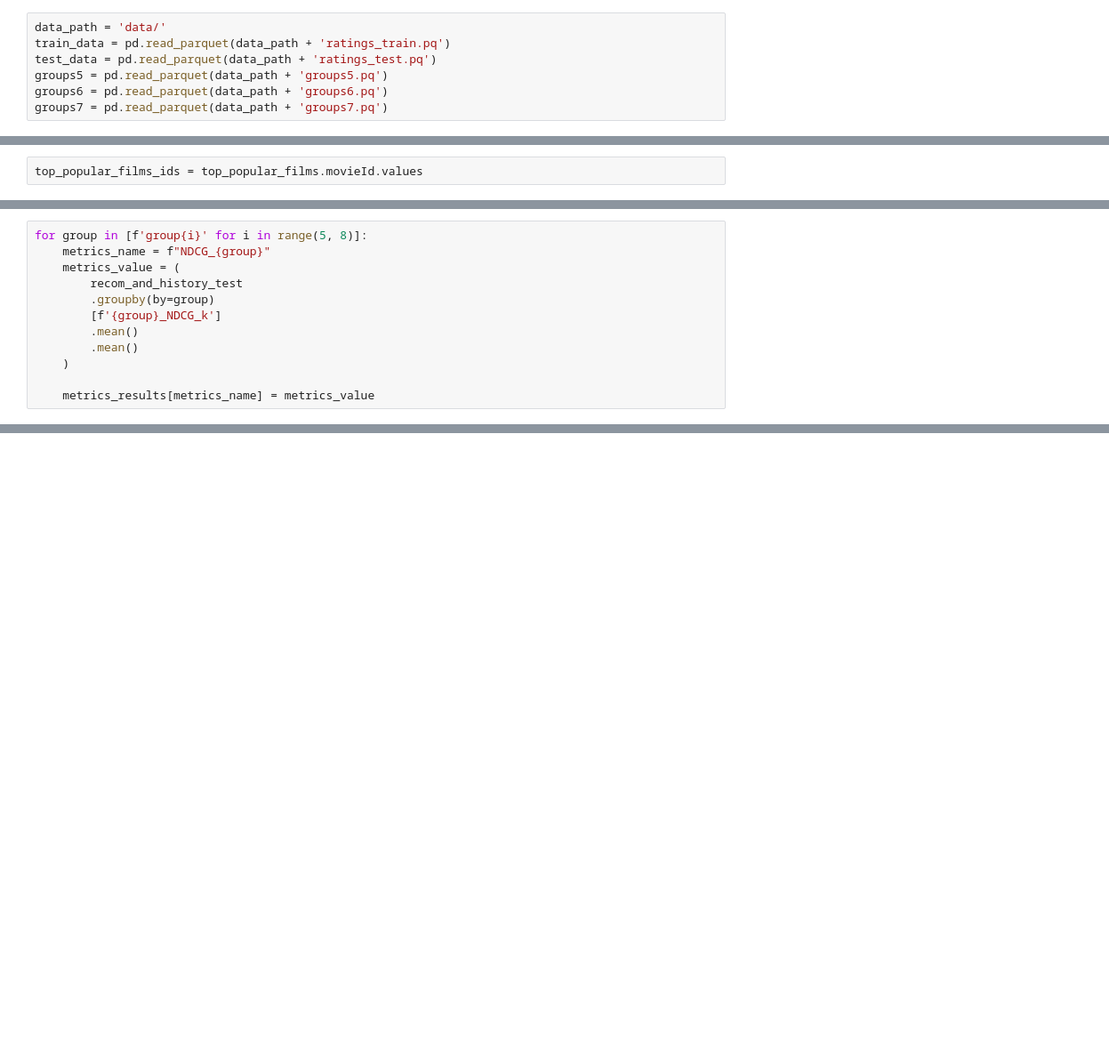
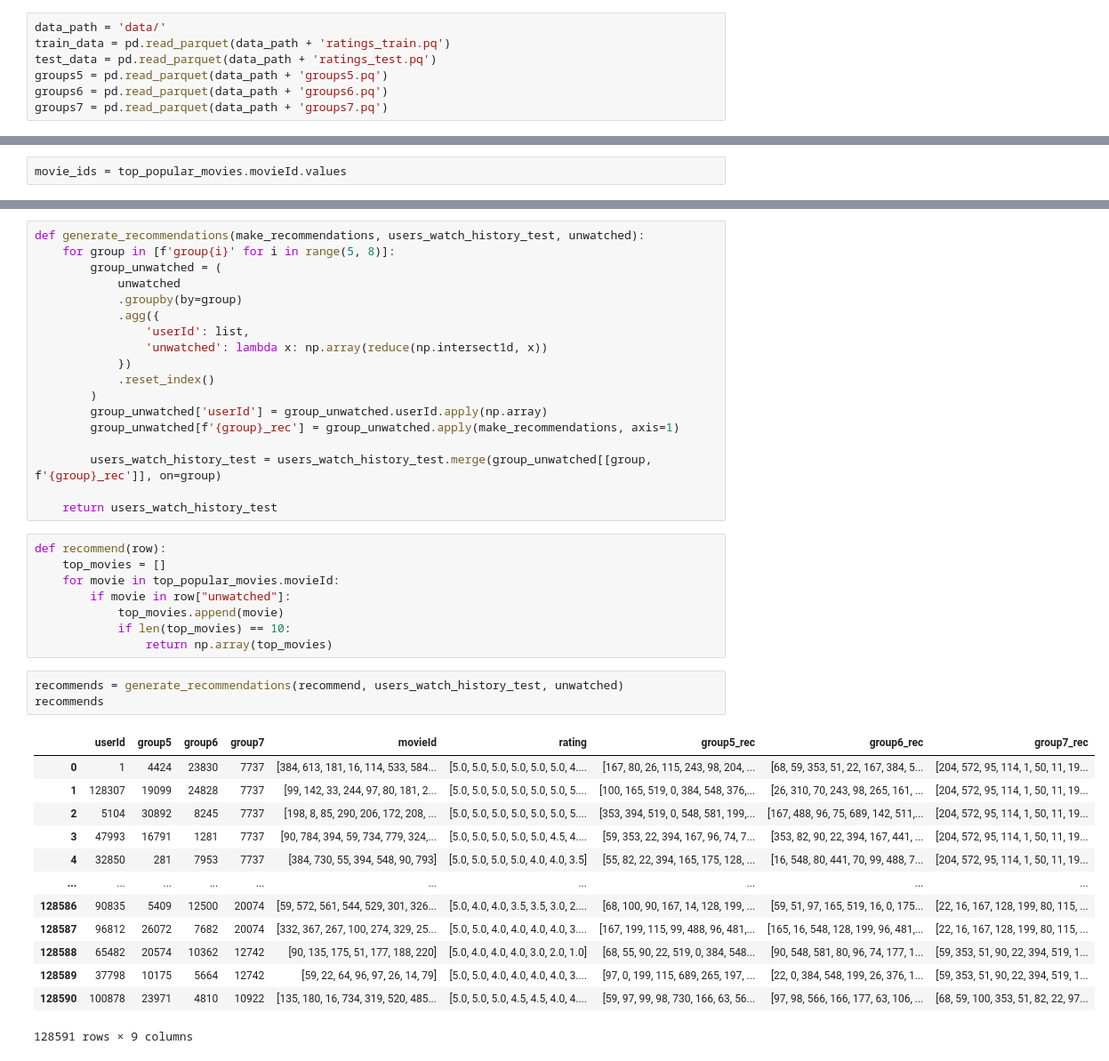
Before and after one commit to Wander1ngW1nd/MoviesGRS_MFDP, a Jupyter notebook: baseline.ipynb, the cells around one changed output, grey strips where cells are left out. Shown at 89% size. Cells and saved outputs as stored; diff of their text form; blank space fills up the shorter version.

```diff
--- a/baseline.ipynb
+++ b/baseline.ipynb
@@ -39,2 +75,2 @@ top_popular_films
 # %%
-top_popular_films_ids = top_popular_films.movieId.values
+movie_ids = top_popular_movies.movieId.values
@@ -181,12 +132,0 @@ for group in [f'group{i}' for i in range(5, 8)]:
-# %%
-for group in [f'group{i}' for i in range(5, 8)]:
-    metrics_name = f"NDCG_{group}"
-    metrics_value = (
-        recom_and_history_test
-        .groupby(by=group)
-        [f'{group}_NDCG_k']
-        .mean()
-        .mean()
-    )
-
-    metrics_results[metrics_name] = metrics_value
@@ -200,0 +149,43 @@ task.upload_artifact('metrics_results_df', pd.DataFrame(metrics_results_2d))
+# %%
+def generate_recommendations(make_recommendations, users_watch_history_test, unwatched):
+    for group in [f'group{i}' for i in range(5, 8)]:
+        group_unwatched = (
+            unwatched
+            .groupby(by=group)
+            .agg({
+                'userId': list,
+                'unwatched': lambda x: np.array(reduce(np.intersect1d, x))
+            })
+            .reset_index()
+        )
+        group_unwatched['userId'] = group_unwatched.userId.apply(np.array)
+        group_unwatched[f'{group}_rec'] = group_unwatched.apply(make_recommendations, axis=1)
+
+        users_watch_history_test = users_watch_history_test.merge(group_unwatched[[group, f'{group}_rec']], on=group)
+
+    return users_watch_history_test
+# %%
+def recommend(row):
+    top_movies = []
+    for movie in top_popular_movies.movieId:
+        if movie in row["unwatched"]:
+            top_movies.append(movie)
+            if len(top_movies) == 10:
+                return np.array(top_movies)
+# %%
+recommends = generate_recommendations(recommend, users_watch_history_test, unwatched)
+recommends
+# %% [output]
+|  | userId | group5 | group6 | group7 | movieId | rating | group5_rec | group6_rec | group7_rec |
+| 0 | 1 | 4424 | 23830 | 7737 | [384, 613, 181, 16, 114, 533, 584... | [5.0, 5.0, 5.0, 5.0, 5.0, 5.0, 4.... | [167, 80, 26, 115, 243, 98, 204, ... | [68, 59, 353, 51, 22, 167, 384, 5... | [204, 572, 95, 114, 1, 50, 11, 19... |
+| 1 | 128307 | 19099 | 24828 | 7737 | [99, 142, 33, 244, 97, 80, 181, 2... | [5.0, 5.0, 5.0, 5.0, 5.0, 5.0, 5.... | [100, 165, 519, 0, 384, 548, 376,... | [26, 310, 70, 243, 98, 265, 161, ... | [204, 572, 95, 114, 1, 50, 11, 19... |
+| 2 | 5104 | 30892 | 8245 | 7737 | [198, 8, 85, 290, 206, 172, 208, ... | [5.0, 5.0, 5.0, 5.0, 5.0, 5.0, 5.... | [353, 394, 519, 0, 548, 581, 199,... | [167, 488, 96, 75, 689, 142, 511,... | [204, 572, 95, 114, 1, 50, 11, 19... |
+| 3 | 47993 | 16791 | 1281 | 7737 | [90, 784, 394, 59, 734, 779, 324,... | [5.0, 5.0, 5.0, 5.0, 5.0, 4.5, 4.... | [59, 353, 22, 394, 167, 96, 74, 7... | [353, 82, 90, 22, 394, 167, 441, ... | [204, 572, 95, 114, 1, 50, 11, 19... |
+| 4 | 32850 | 281 | 7953 | 7737 | [384, 730, 55, 394, 548, 90, 793] | [5.0, 5.0, 5.0, 5.0, 4.0, 4.0, 3.5] | [55, 82, 22, 394, 165, 175, 128, ... | [16, 548, 80, 441, 70, 99, 488, 7... | [204, 572, 95, 114, 1, 50, 11, 19... |
+| ... | ... | ... | ... | ... | ... | ... | ... | ... | ... |
+| 128586 | 90835 | 5409 | 12500 | 20074 | [59, 572, 561, 544, 529, 301, 326... | [5.0, 4.0, 4.0, 3.5, 3.5, 3.0, 2.... | [68, 100, 90, 167, 14, 128, 199, ... | [59, 51, 97, 165, 519, 16, 0, 175... | [22, 16, 167, 128, 199, 80, 115, ... |
+| 128587 | 96812 | 26072 | 7682 | 20074 | [332, 367, 267, 100, 274, 329, 25... | [5.0, 5.0, 4.0, 4.0, 4.0, 4.0, 3.... | [167, 199, 115, 99, 488, 96, 481,... | [165, 16, 548, 128, 199, 96, 481,... | [22, 16, 167, 128, 199, 80, 115, ... |
+| 128588 | 65482 | 20574 | 10362 | 12742 | [90, 135, 175, 51, 177, 188, 220] | [5.0, 4.0, 4.0, 4.0, 3.0, 2.0, 1.0] | [68, 55, 90, 22, 519, 0, 384, 548... | [90, 548, 581, 80, 96, 74, 177, 1... | [59, 353, 51, 90, 22, 394, 519, 1... |
+| 128589 | 37798 | 10175 | 5664 | 12742 | [59, 22, 64, 96, 97, 26, 14, 79] | [5.0, 5.0, 4.0, 4.0, 4.0, 4.0, 3.... | [97, 0, 199, 115, 689, 265, 197, ... | [22, 0, 384, 548, 199, 26, 376, 1... | [59, 353, 51, 90, 22, 394, 519, 1... |
+| 128590 | 100878 | 23971 | 4810 | 10922 | [135, 180, 16, 734, 319, 520, 485... | [5.0, 5.0, 5.0, 4.5, 4.5, 4.0, 4.... | [59, 97, 99, 98, 730, 166, 63, 56... | [97, 98, 566, 166, 177, 63, 106, ... | [68, 59, 100, 353, 51, 82, 22, 97... |
+128591 rows × 9 columns
```
Also changed, not shown: parts of 26 cells of this notebook.
